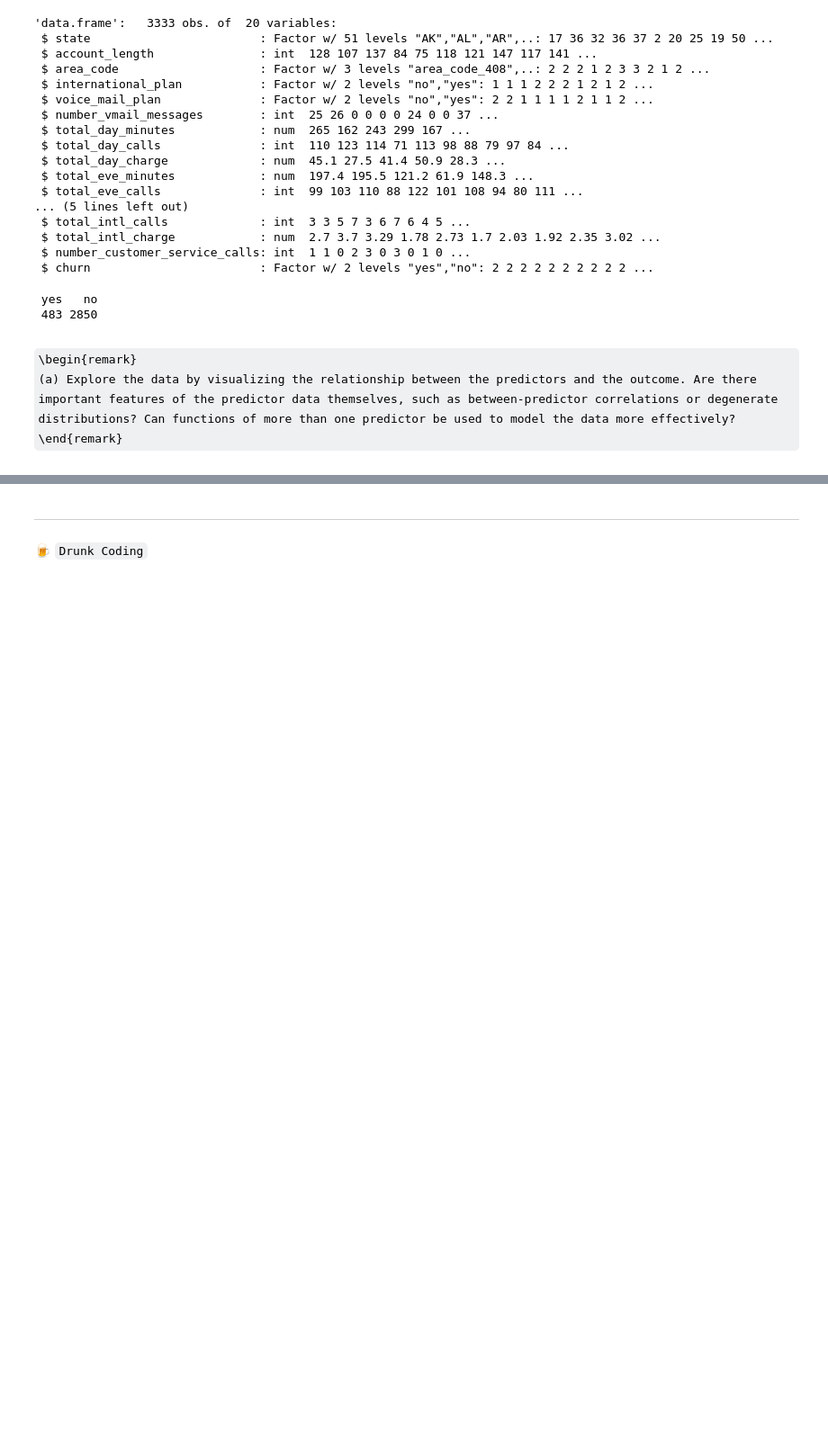
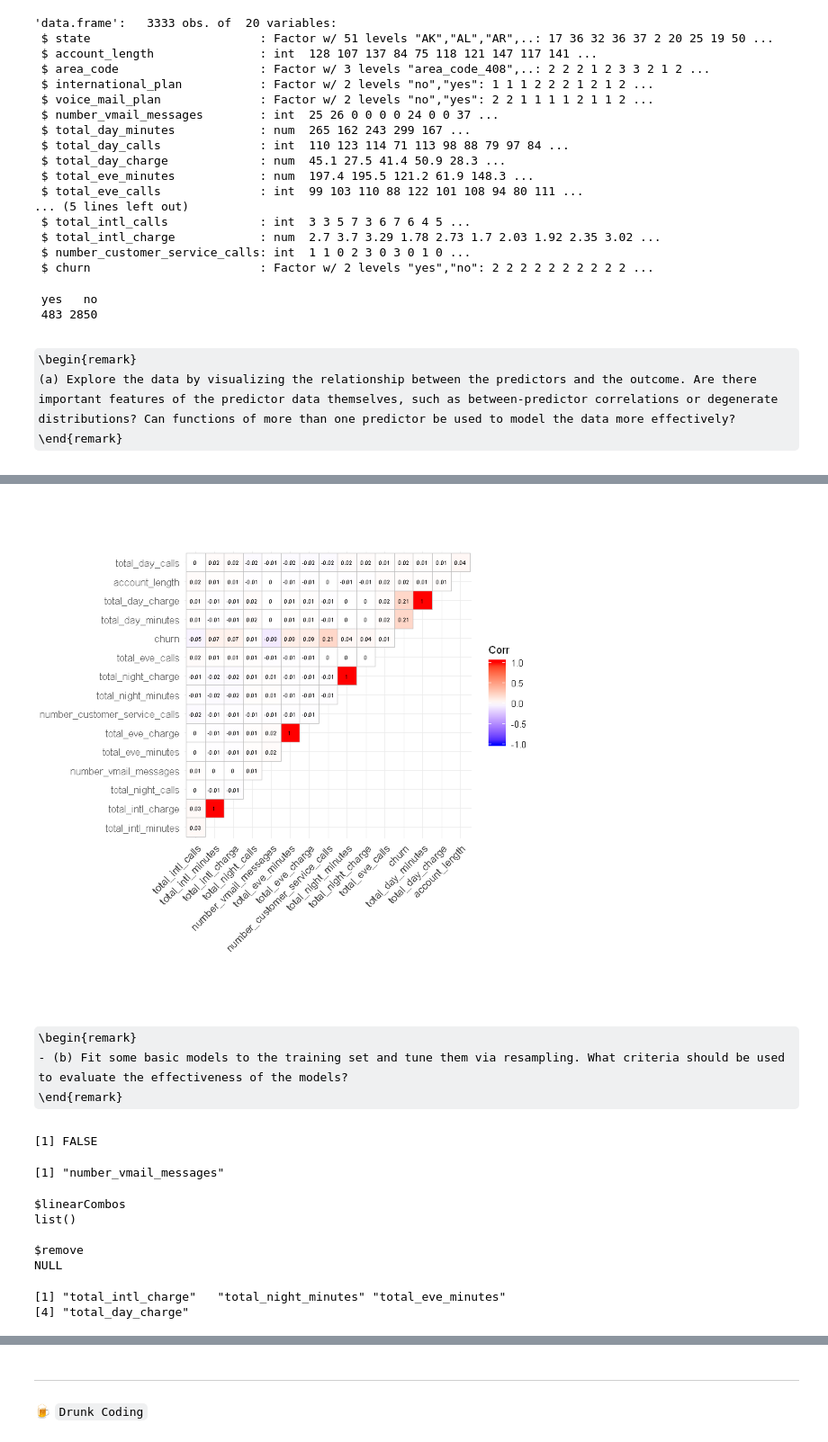
Before and after one commit to Randallzoeng/BookClub, a Jupyter notebook: AppliedPredictiveModeling/Chap. 12 Exercises.ipynb, the cells around one changed output, grey strips where cells are left out. Shown at 90% size. Cells and saved outputs as stored; diff of their text form; code cells hidden in the pictures; some formulas as TeX source; blank space fills up the shorter version.

```diff
--- a/AppliedPredictiveModeling/Chap. 12 Exercises.ipynb
+++ b/AppliedPredictiveModeling/Chap. 12 Exercises.ipynb
@@ -884,0 +898,36 @@ percent_map(plt_data$churn, "blue", "% Churn")
+# %%
+plt_data <- churnTrain[,c(2,6:20)]
+plt_data$churn <- ifelse(plt_data$churn=="yes",1,0)
+library(ggcorrplot)
+ggcorrplot(round(cor(plt_data),2), hc.order = TRUE, type = "upper", lab = TRUE,lab_size = 2,tl.cex = 10)
+# %% [output]
+[figure, added]
+# %% [markdown]
+\begin{remark}
+- (b) Fit some basic models to the training set and tune them via resampling. What criteria should be used to evaluate the effectiveness of the models?
+\end{remark}
+# %%
+#preProcess
+any(is.null(churnTrain))
+# %% [output]
+[1] FALSE
+# %%
+library(caret)
+nearZeroVar(churnTrain,names=T)
+churnTrain_flt <- churnTrain[,-nearZeroVar(churnTrain)]
+# %% [output]
+[1] "number_vmail_messages"
+# %%
+findLinearCombos(churnTrain_flt[,c(2,6:18)])
+# %% [output]
+$linearCombos
+list()
+
+$remove
+NULL
+# %%
+colnames(churnTrain_flt[,c(2,6:18)])[findCorrelation(cor(churnTrain_flt[,c(2,6:18)]))]
+churnTrain_flt <- subset(churnTrain_flt,select=-c(total_intl_charge,total_day_charge))
+# %% [output]
+[1] "total_intl_charge"   "total_night_minutes" "total_eve_minutes"
+[4] "total_day_charge"
```
Also changed, not shown: parts of 28 cells of this notebook.
